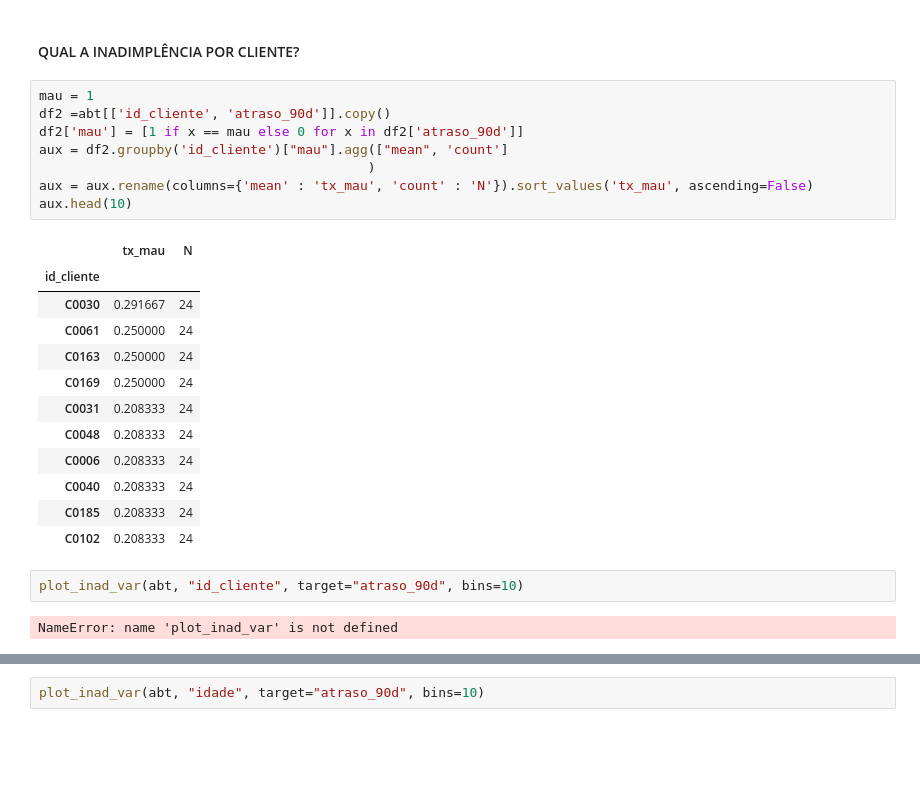
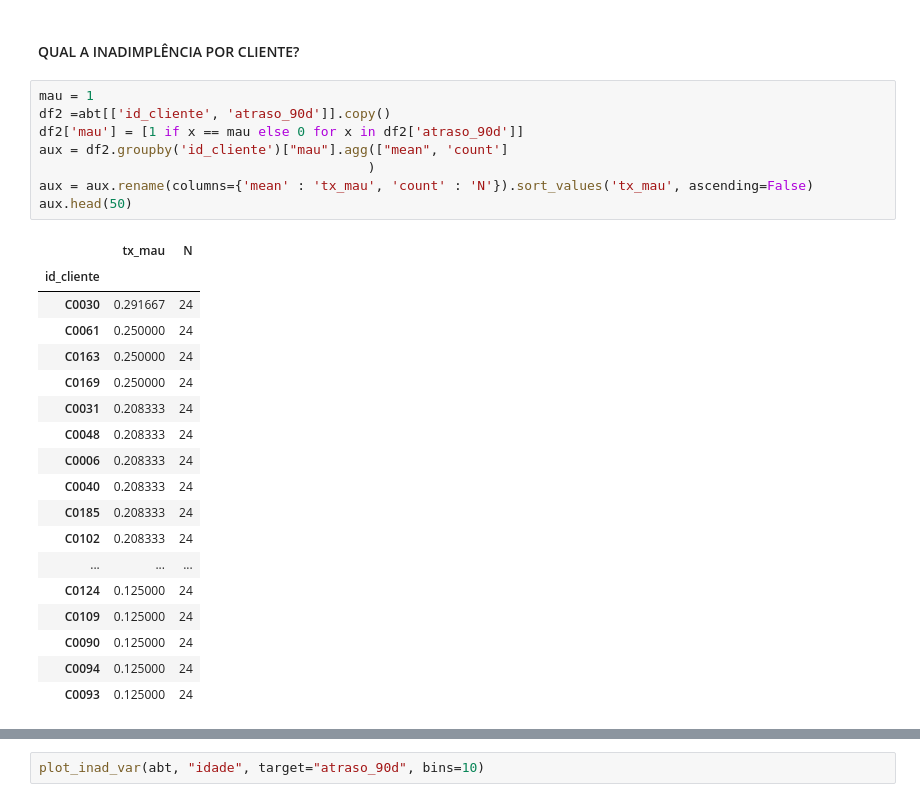
Before and after one commit to matheus-oscar/modelo_pd_2025, a Jupyter notebook: notebooks/revisao_case_ailos.ipynb, the cells around one changed output, grey strips where cells are left out. Drawn from its saved outputs; the diff is of its cells as text; blank space fills up the shorter version.

```diff
--- a/notebooks/revisao_case_ailos.ipynb
+++ b/notebooks/revisao_case_ailos.ipynb
@@ -138,28 +160,30 @@ plot_txmau_categ(abt, column='mes_safra', column_mau='atraso_90d')
 # %%
 mau = 1
 df2 =abt[['id_cliente', 'atraso_90d']].copy()
 df2['mau'] = [1 if x == mau else 0 for x in df2['atraso_90d']]
 aux = df2.groupby('id_cliente')["mau"].agg(["mean", 'count']
                                           )
 aux = aux.rename(columns={'mean' : 'tx_mau', 'count' : 'N'}).sort_values('tx_mau', ascending=False)
-aux.head(10)
+aux.head(50)
 # %% [output]
 |  | tx_mau | N |
 | id_cliente |  |  |
 | C0030 | 0.291667 | 24 |
 | C0061 | 0.250000 | 24 |
 | C0163 | 0.250000 | 24 |
 | C0169 | 0.250000 | 24 |
 | C0031 | 0.208333 | 24 |
 | C0048 | 0.208333 | 24 |
 | C0006 | 0.208333 | 24 |
 | C0040 | 0.208333 | 24 |
 | C0185 | 0.208333 | 24 |
 | C0102 | 0.208333 | 24 |
+| ... | ... | ... |
+| C0124 | 0.125000 | 24 |
+| C0109 | 0.125000 | 24 |
+| C0090 | 0.125000 | 24 |
+| C0094 | 0.125000 | 24 |
+| C0093 | 0.125000 | 24 |
-# %%
-plot_inad_var(abt, "id_cliente", target="atraso_90d", bins=10)
-# %% [output]
-NameError: name 'plot_inad_var' is not defined
 # %%
 plot_txmau_categ(abt, column='estado_civil', column_mau='atraso_90d')
 # %% [output]
```
Also changed, not shown: parts of 21 cells of this notebook, 4 other files.
